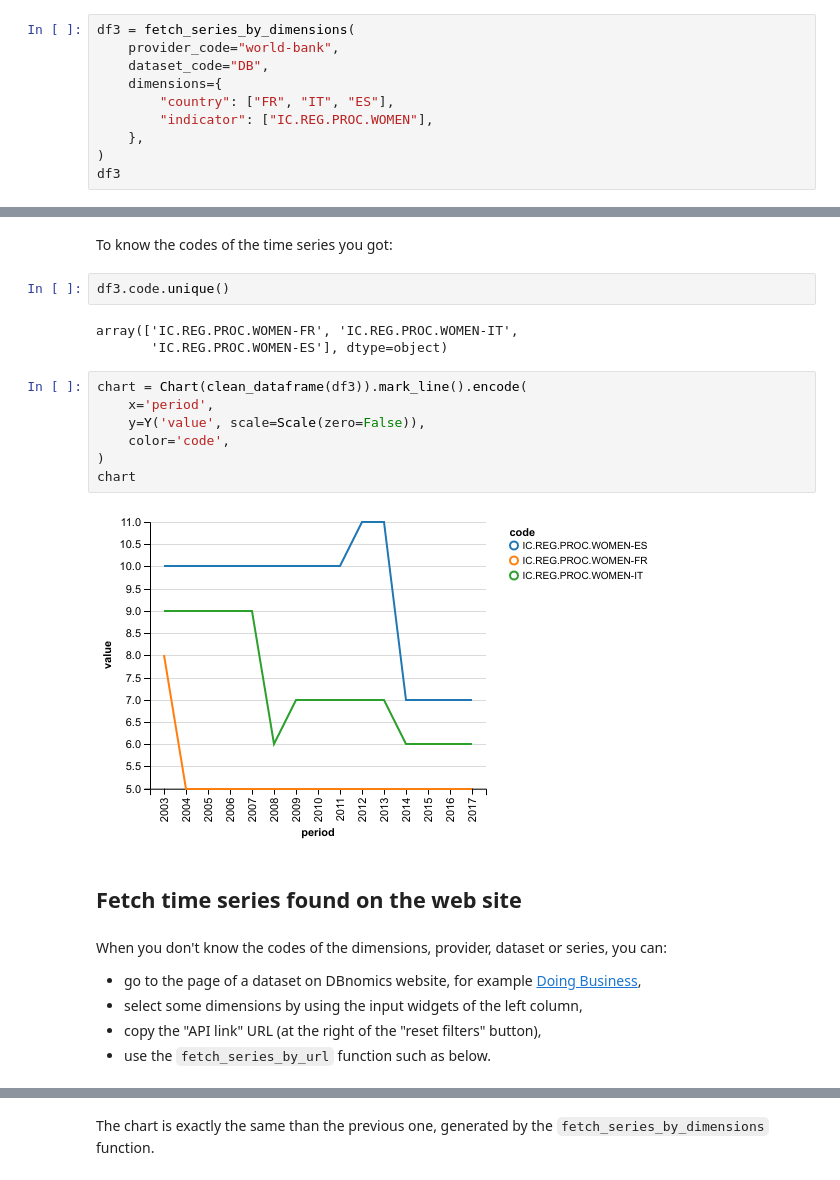
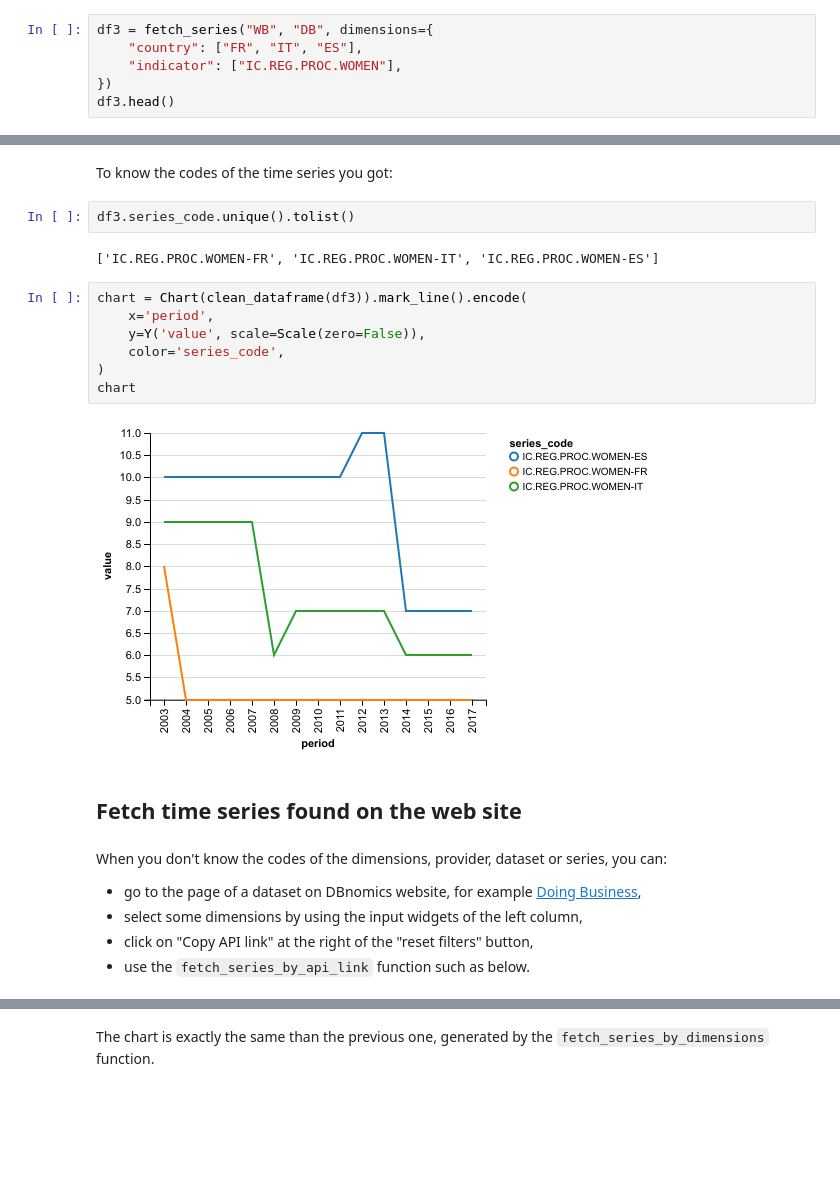
Before and after one commit to ceschi/dbnomics-python-client, a Jupyter notebook: index.ipynb, the cells around one changed output, grey strips where cells are left out. Saved outputs shown, nothing was run; the diff lists cells and outputs as text; blank space fills up the shorter version.

Commit message:
Refactor using a single function, adapt to new API

```diff
--- a/index.ipynb
+++ b/index.ipynb
@@ -117,13 +116,9 @@ For example, to fetch:
 - searching for time series about France, Italy and Spain (`country` dimension)
 - and searching for the indicator "Procedures required to start a business - Women (number)" (`indicator` dimension):
 # %%
-df3 = fetch_series_by_dimensions(
-    provider_code="world-bank",
-    dataset_code="DB",
-    dimensions={
-        "country": ["FR", "IT", "ES"],
-        "indicator": ["IC.REG.PROC.WOMEN"],
-    },
-)
-df3
+df3 = fetch_series("WB", "DB", dimensions={
+    "country": ["FR", "IT", "ES"],
+    "indicator": ["IC.REG.PROC.WOMEN"],
+})
+df3.head()
 # %% [output]
@@ -147,19 +131,18 @@ df3
 # %% [markdown]
 To know the codes of the time series you got:
 # %%
-df3.code.unique()
+df3.series_code.unique().tolist()
 # %% [output]
-array(['IC.REG.PROC.WOMEN-FR', 'IC.REG.PROC.WOMEN-IT',
-       'IC.REG.PROC.WOMEN-ES'], dtype=object)
+['IC.REG.PROC.WOMEN-FR', 'IC.REG.PROC.WOMEN-IT', 'IC.REG.PROC.WOMEN-ES']
 # %%
 chart = Chart(clean_dataframe(df3)).mark_line().encode(
     x='period',
     y=Y('value', scale=Scale(zero=False)),
-    color='code',
+    color='series_code',
 )
 chart
 # %% [output]
-[figure, old version]
+[figure, new version]
 # %% [markdown]
 ## Fetch time series found on the web site
 # %% [markdown]
@@ -167,6 +150,6 @@ When you don't know the codes of the dimensions, provider, dataset or series, yo
 
 - go to the page of a dataset on DBnomics website, for example [Doing Business](https://next.nomics.world/world-bank/DB),
 - select some dimensions by using the input widgets of the left column,
-- copy the "API link" URL (at the right of the "reset filters" button),
-- use the `fetch_series_by_url` function such as below.
+- click on "Copy API link" at the right of the "reset filters" button,
+- use the `fetch_series_by_api_link` function such as below.
 # %%
```
Also changed, not shown: parts of 15 cells of this notebook, 3 other files.
